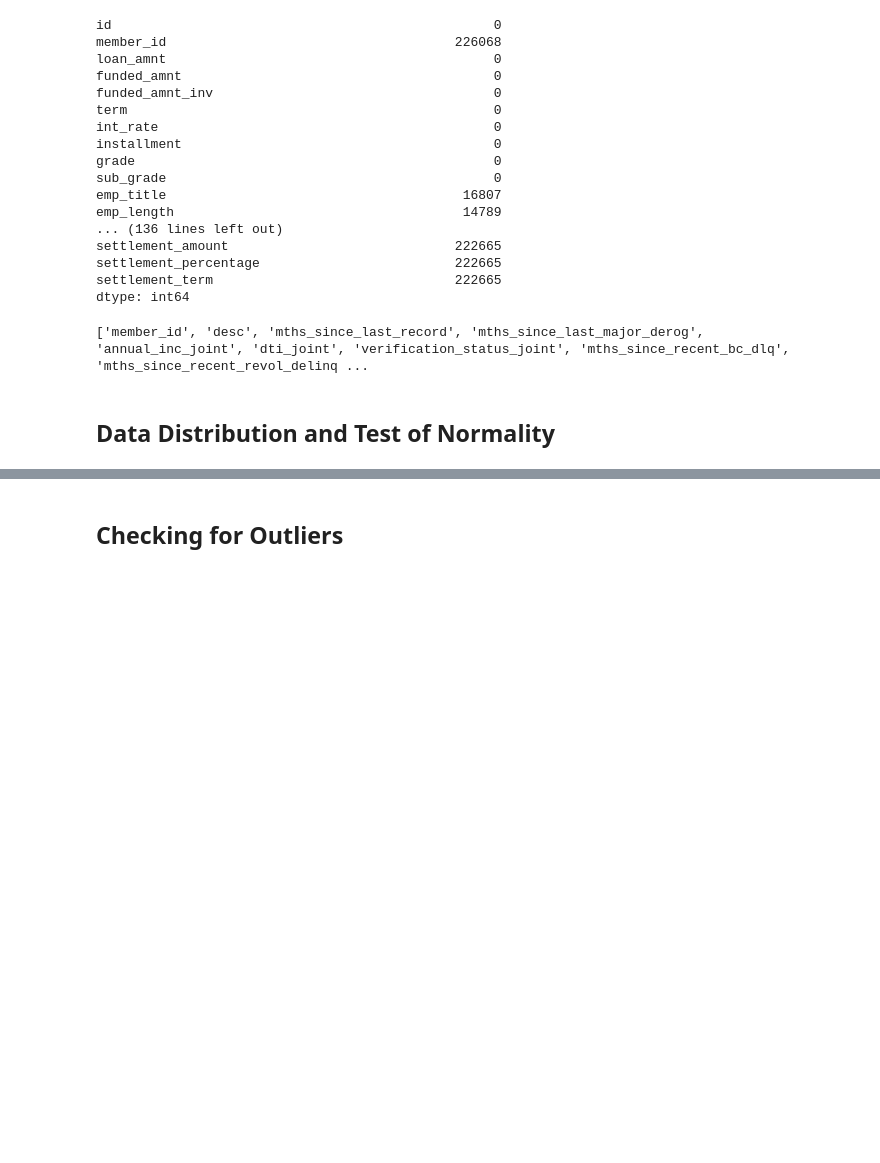
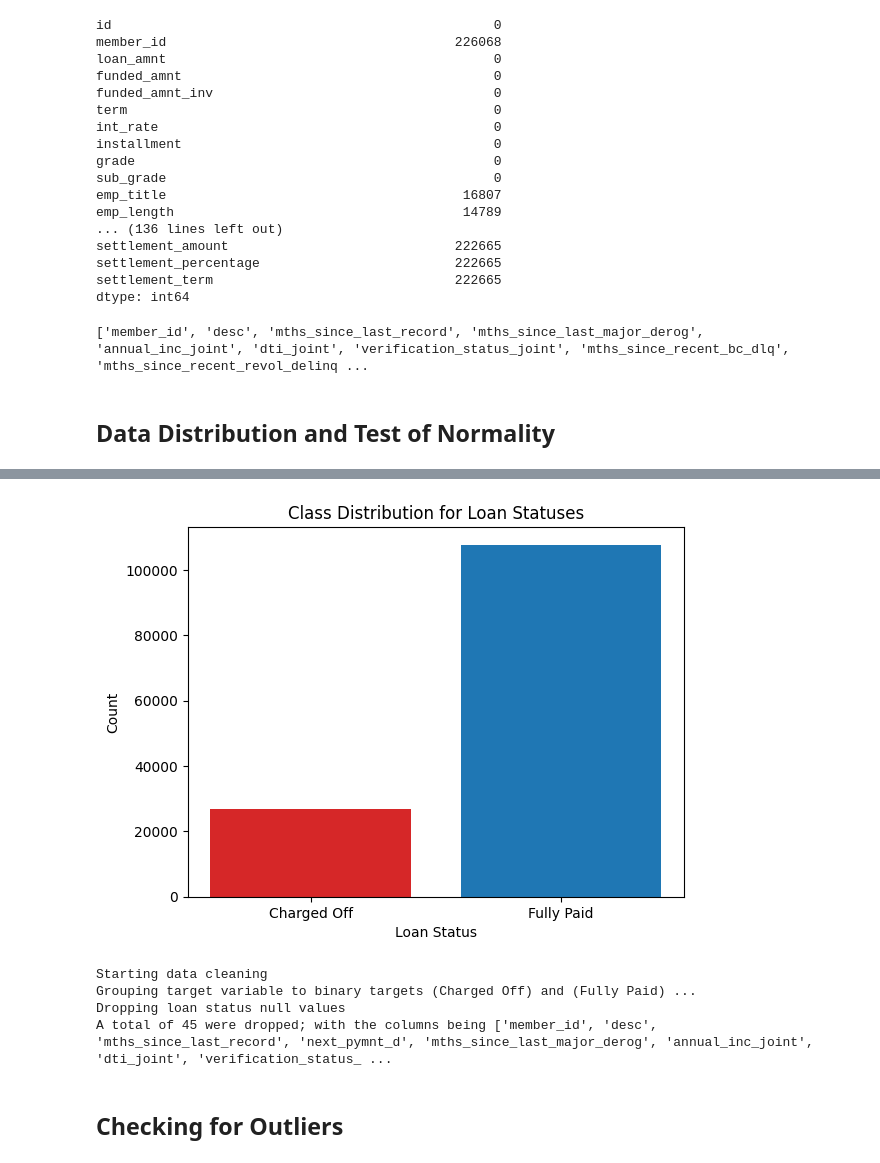
Before and after one commit to heardchef33/credit-risk-tool, a Jupyter notebook: notebooks/EDA.ipynb, the cells around one changed output, grey strips where cells are left out. Saved outputs shown, nothing was run; the diff lists cells and outputs as text; code cells hidden in the pictures; blank space fills up the shorter version.

Commit message:
feat: visualisation for class imbalance and analysis

```diff
--- a/notebooks/EDA.ipynb
+++ b/notebooks/EDA.ipynb
@@ -192,6 +192,29 @@ plt.tight_layout()
 ## From the QQ-plot we can see that pretty much all the features in the target 'Fully Paid' is not normally distributed
 # %% [output]
 [figure]
+# %%
+charged_off = sampled_data.loc[sampled_data['loan_status'] == 'Charged Off']
+fully_paid = sampled_data.loc[sampled_data['loan_status'] == 'Fully Paid']
+bar_colors = ['tab:red', 'tab:blue']
+plt.bar(['Charged Off', 'Fully Paid'], [charged_off.shape[0], fully_paid.shape[0]], color=bar_colors)
+plt.xlabel('Loan Status')
+plt.ylabel('Count')
+plt.title('Class Distribution for Loan Statuses')
+plt.show()
+
+# heavily imbalanced dataset. There may be a need to use certain techniques to handle class imbalance eg. being deliberate about the metrics
+# eg. F1, ROC-AUC, precision and recall instead of just accuracy; possible consideration for SMOTE and oversampling and undersamplilng techniques
+# %% [output]
+[figure, added]
+# %%
+from src.data.cleaning import cleaning
+
+cleaned_sampled = cleaning(sampled_raw_data)
+# %% [output]
+Starting data cleaning
+Grouping target variable to binary targets (Charged Off) and (Fully Paid) ...
+Dropping loan status null values
+A total of 45 were dropped; with the columns being ['member_id', 'desc', 'mths_since_last_record', 'next_pymnt_d', 'mths_since_last_major_derog', 'annual_inc_joint', 'dti_joint', 'verification_status_ ...
 # %% [markdown]
 ## Checking for Outliers
 # %%
```
